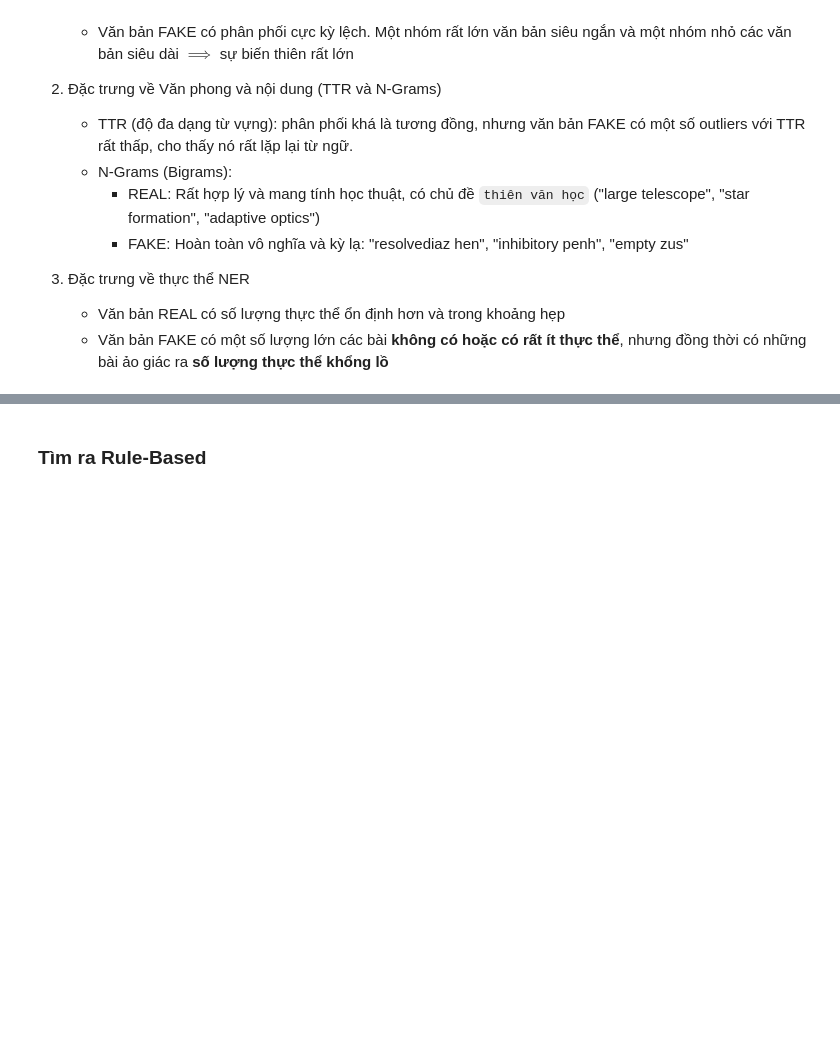
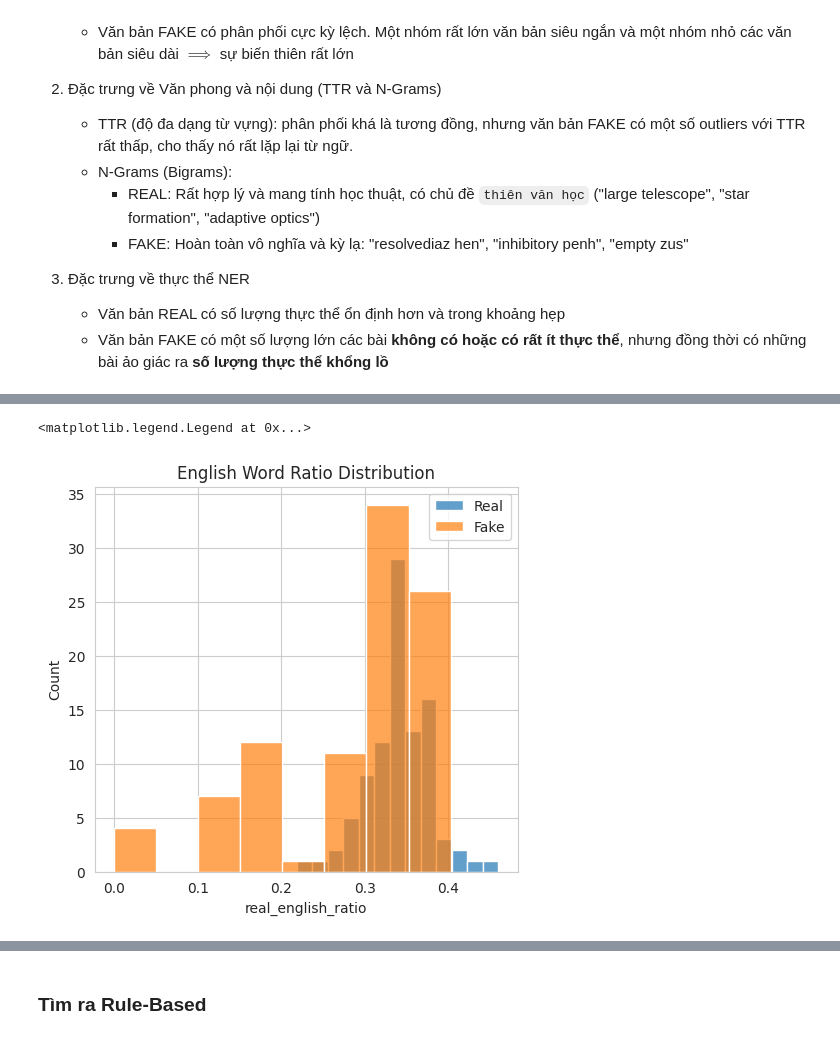
Before and after one commit to thangquang09/CTAI_MachineLearning, a Jupyter notebook: notebooks/EDA.ipynb, the cells around one changed output, grey strips where cells are left out. Saved outputs shown, nothing was run; the diff lists cells and outputs as text; code cells hidden in the pictures; blank space fills up the shorter version.

```diff
--- a/notebooks/EDA.ipynb
+++ b/notebooks/EDA.ipynb
@@ -365,0 +274,33 @@ if nlp:
+# %%
+from langdetect import detect, DetectorFactory
+from langdetect.lang_detect_exception import LangDetectException
+DetectorFactory.seed = 42
+
+def calculate_english_ratio(text):
+    if not isinstance(text, str) or not text.strip():
+        return 0.0
+    words = text.split()
+    if not words:
+        return 0.0
+    english_count = 0
+    for word in words:
+        try:
+            if detect(word) == 'en':
+                english_count += 1
+        except LangDetectException:
+            continue
+    return english_count / len(words)
+
+# Áp dụng và visualize
+df['real_english_ratio'] = df['real_text'].apply(calculate_english_ratio)
+df['fake_english_ratio'] = df['fake_text'].apply(calculate_english_ratio)
+
+plt.figure(figsize=(12, 5))
+plt.subplot(1, 2, 1)
+sns.histplot(df['real_english_ratio'], label='Real', alpha=0.7)
+sns.histplot(df['fake_english_ratio'], label='Fake', alpha=0.7)
+plt.title('English Word Ratio Distribution')
+plt.legend()
+# %% [output]
+<matplotlib.legend.Legend at 0x...>
+[figure, added]
```
Also changed, not shown: parts of 26 cells of this notebook, 3 other files.
